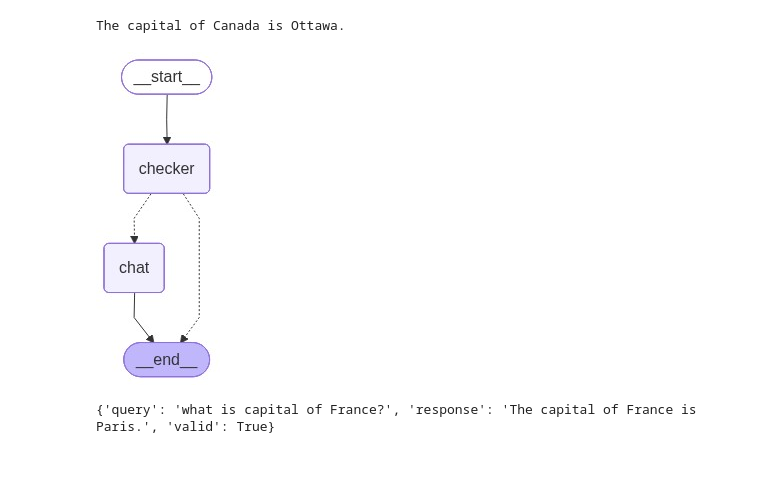
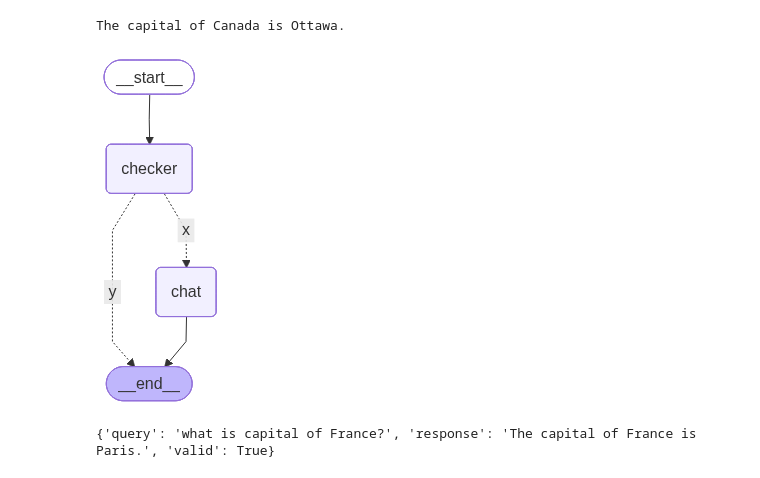
Before and after one commit to shubhdadatta/GAAI-Azure, a Jupyter notebook: code5_Langchain_and_Langgraph_Chains.ipynb, the cells around one changed output. Cells and saved outputs as stored; diff of their text form; code cells hidden in the pictures.

```diff
--- a/code5_Langchain_and_Langgraph_Chains.ipynb
+++ b/code5_Langchain_and_Langgraph_Chains.ipynb
@@ -313,28 +312,28 @@ def checker(state:myState)->myState:
 # %%
 builder = StateGraph(myState)
 
 builder.add_node("checker",checker)
 builder.add_node("chat",assistant)
 
 # add connection
 builder.add_edge(START,"checker")
 
 
 # add a conditional edge
 def route(state:myState):
     if state['valid']:
-        return "chat"
+        return "x"
     else:
-        return END
+        return "y"
 
-builder.add_conditional_edges("checker",route,{"chat":"chat",END:END})
+builder.add_conditional_edges("checker",route,{"x":"chat","y":END})
 builder.add_edge("chat",END)
 
 
 graph = builder.compile()
 graph
 # %% [output]
-[figure, old version]
+[figure, new version]
 # %%
 result = graph.invoke({"query":"what is capital of France?"})
 print(result)
```
Also changed, not shown: parts of 16 cells of this notebook, 1 other file.
